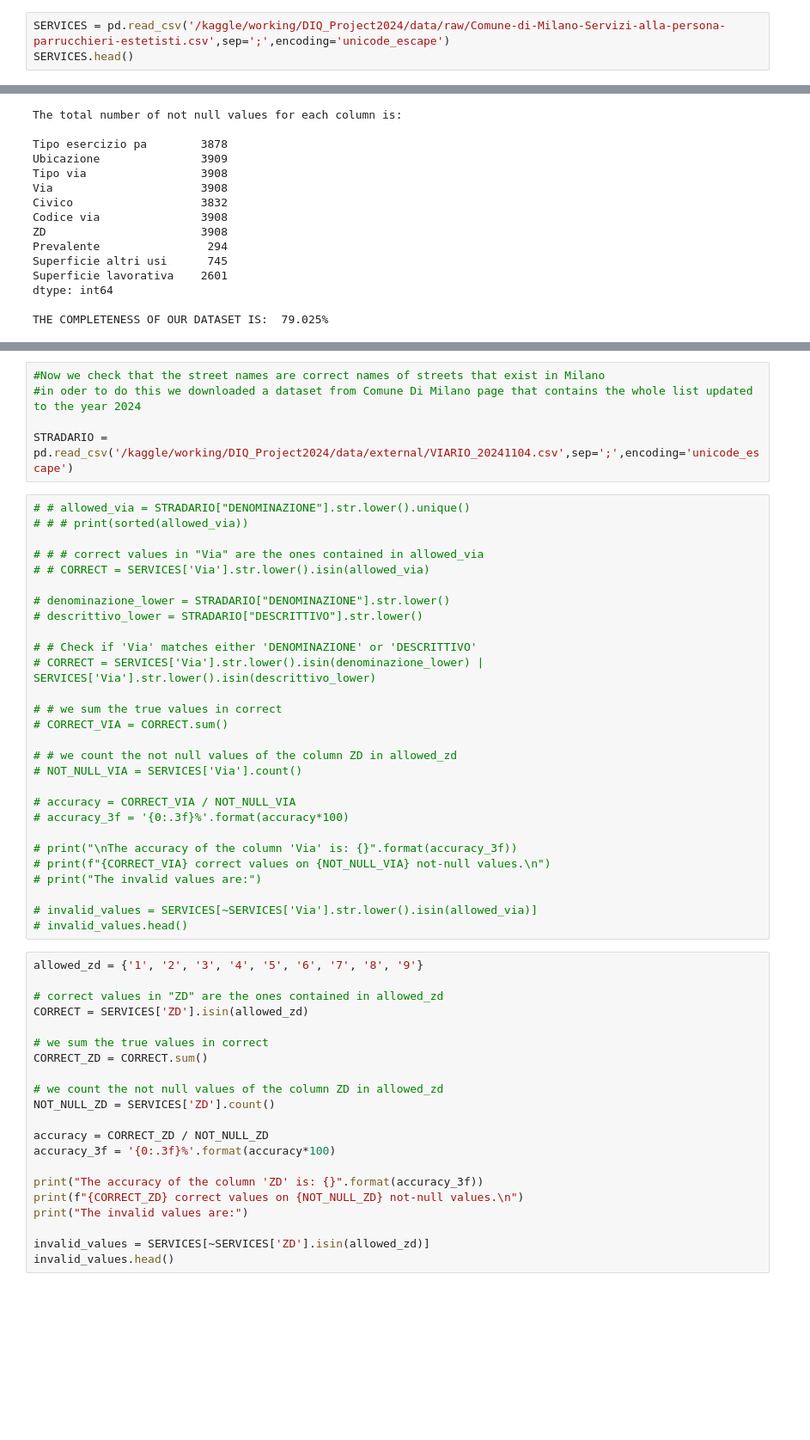
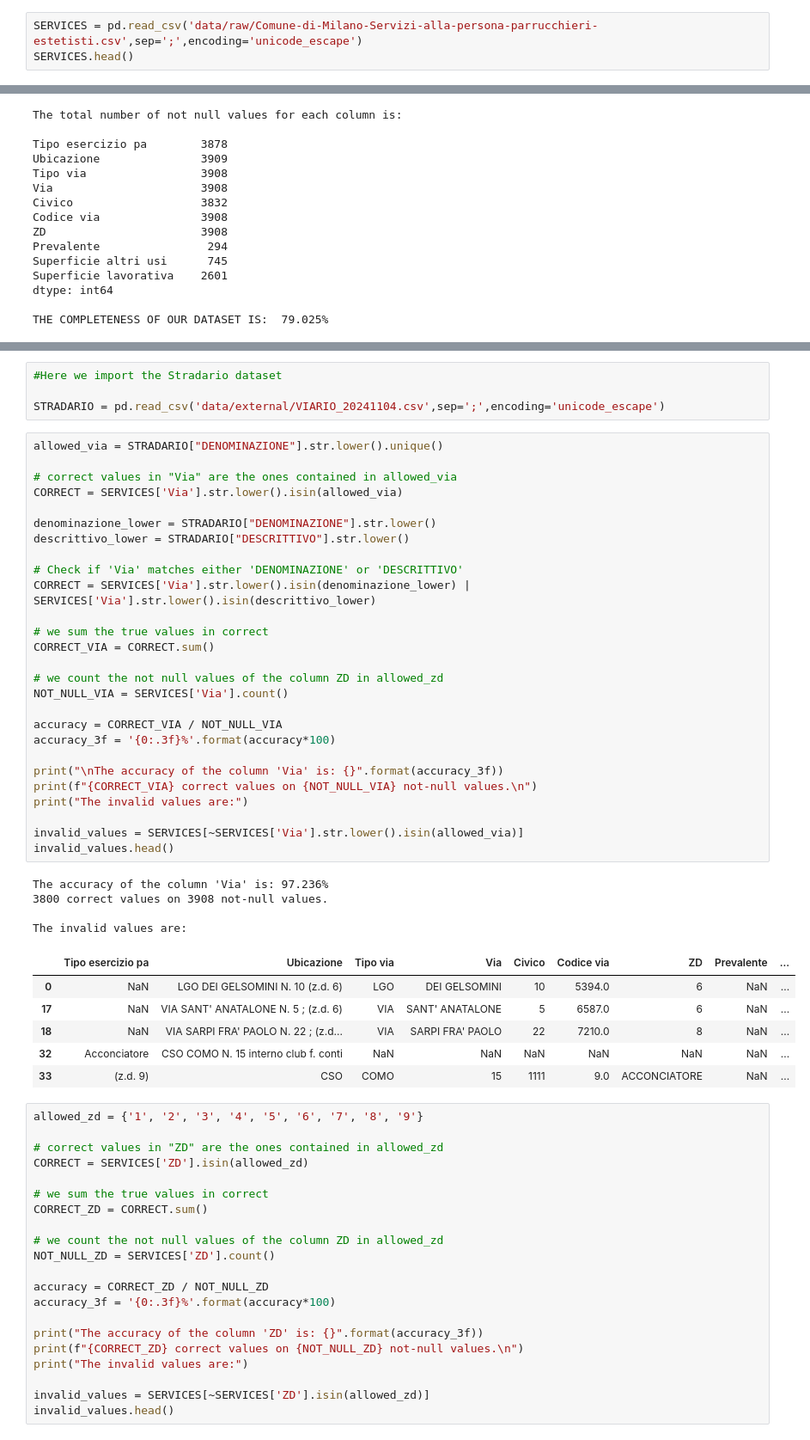
Before and after one commit to madratak/Milan_Services_2012, a Jupyter notebook: notebooks/1_assessment-profiling.ipynb, the cells around one changed output, grey strips where cells are left out. Shown at 86% size. Drawn from its saved outputs; the diff is of its cells as text; blank space fills up the shorter version.

Commit message:
assessment complete and formatted

```diff
--- a/notebooks/01-assessment-profiling.ipynb
+++ b/notebooks/1_assessment-profiling.ipynb
@@ -31,7 +37,7 @@ import numpy as np
 from datetime import datetime
 import os
 # %%
-SERVICES = pd.read_csv('/kaggle/working/DIQ_Project2024/data/raw/Comune-di-Milano-Servizi-alla-persona-parrucchieri-estetisti.csv',sep=';',encoding='unicode_escape')
+SERVICES = pd.read_csv('data/raw/Comune-di-Milano-Servizi-alla-persona-parrucchieri-estetisti.csv',sep=';',encoding='unicode_escape')
 SERVICES.head()
 # %% [output]
 |  | Tipo esercizio pa | Ubicazione | Tipo via | Via | Civico | Codice via | ZD | Prevalente | ... |
@@ -367,38 +372,47 @@ The invalid values are:
 | 722 | ACCONCIATORE | VIE DELLA ROBBIA LUCA N. 8 ; (z.d... | VIE | DELLA ROBBIA LUCA | 8 | 6349.0 | 8 | NaN | ... |
 | 2892 | Parrucchiere per uomo;TIPO A - RE... | VIE DELLA ROBBIA LUCA N. 8 ; (z.d... | VIE | DELLA ROBBIA LUCA | 8 | 6349.0 | 8 | NaN | ... |
 # %%
-#Now we check that the street names are correct names of streets that exist in Milano
-#in oder to do this we downloaded a dataset from Comune Di Milano page that contains the whole list updated to the year 2024
+#Here we import the Stradario dataset
 
-STRADARIO = pd.read_csv('/kaggle/working/DIQ_Project2024/data/external/VIARIO_20241104.csv',sep=';',encoding='unicode_escape')
+STRADARIO = pd.read_csv('data/external/VIARIO_20241104.csv',sep=';',encoding='unicode_escape')
 # %%
-# # allowed_via = STRADARIO["DENOMINAZIONE"].str.lower().unique()
-# # # print(sorted(allowed_via))
+allowed_via = STRADARIO["DENOMINAZIONE"].str.lower().unique()
 
-# # # correct values in "Via" are the ones contained in allowed_via
-# # CORRECT = SERVICES['Via'].str.lower().isin(allowed_via)
+# correct values in "Via" are the ones contained in allowed_via
+CORRECT = SERVICES['Via'].str.lower().isin(allowed_via)
 
-# denominazione_lower = STRADARIO["DENOMINAZIONE"].str.lower()
-# descrittivo_lower = STRADARIO["DESCRITTIVO"].str.lower()
+denominazione_lower = STRADARIO["DENOMINAZIONE"].str.lower()
+descrittivo_lower = STRADARIO["DESCRITTIVO"].str.lower()
 
-# # Check if 'Via' matches either 'DENOMINAZIONE' or 'DESCRITTIVO'
-# CORRECT = SERVICES['Via'].str.lower().isin(denominazione_lower) | SERVICES['Via'].str.lower().isin(descrittivo_lower)
+# Check if 'Via' matches either 'DENOMINAZIONE' or 'DESCRITTIVO'
+CORRECT = SERVICES['Via'].str.lower().isin(denominazione_lower) | SERVICES['Via'].str.lower().isin(descrittivo_lower)
 
-# # we sum the true values in correct
-# CORRECT_VIA = CORRECT.sum()
+# we sum the true values in correct
+CORRECT_VIA = CORRECT.sum()
 
-# # we count the not null values of the column ZD in allowed_zd
-# NOT_NULL_VIA = SERVICES['Via'].count()
+# we count the not null values of the column ZD in allowed_zd
+NOT_NULL_VIA = SERVICES['Via'].count()
 
-# accuracy = CORRECT_VIA / NOT_NULL_VIA
-# accuracy_3f = '{0:.3f}%'.format(accuracy*100)
+accuracy = CORRECT_VIA / NOT_NULL_VIA
+accuracy_3f = '{0:.3f}%'.format(accuracy*100)
 
-# print("\nThe accuracy of the column 'Via' is: {}".format(accuracy_3f))
-# print(f"{CORRECT_VIA} correct values on {NOT_NULL_VIA} not-null values.\n")
-# print("The invalid values are:")
+print("\nThe accuracy of the column 'Via' is: {}".format(accuracy_3f))
+print(f"{CORRECT_VIA} correct values on {NOT_NULL_VIA} not-null values.\n")
+print("The invalid values are:")
 
-# invalid_values = SERVICES[~SERVICES['Via'].str.lower().isin(allowed_via)]
-# invalid_values.head()
+invalid_values = SERVICES[~SERVICES['Via'].str.lower().isin(allowed_via)]
+invalid_values.head()
+# %% [output]
+The accuracy of the column 'Via' is: 97.236%
+3800 correct values on 3908 not-null values.
+
+The invalid values are:
+|  | Tipo esercizio pa | Ubicazione | Tipo via | Via | Civico | Codice via | ZD | Prevalente | ... |
+| 0 | NaN | LGO DEI GELSOMINI N. 10 (z.d. 6) | LGO | DEI GELSOMINI | 10 | 5394.0 | 6 | NaN | ... |
+| 17 | NaN | VIA SANT' ANATALONE N. 5 ; (z.d. 6) | VIA | SANT' ANATALONE | 5 | 6587.0 | 6 | NaN | ... |
+| 18 | NaN | VIA SARPI FRA' PAOLO N. 22 ; (z.d... | VIA | SARPI FRA' PAOLO | 22 | 7210.0 | 8 | NaN | ... |
+| 32 | Acconciatore | CSO COMO N. 15 interno club f. conti | NaN | NaN | NaN | NaN | NaN | NaN | ... |
+| 33 | (z.d. 9) | CSO | COMO | 15 | 1111 | 9.0 | ACCONCIATORE | NaN | ... |
 # %%
 allowed_zd = {'1', '2', '3', '4', '5', '6', '7', '8', '9'}
 
```
Also changed, not shown: parts of 23 cells of this notebook.
